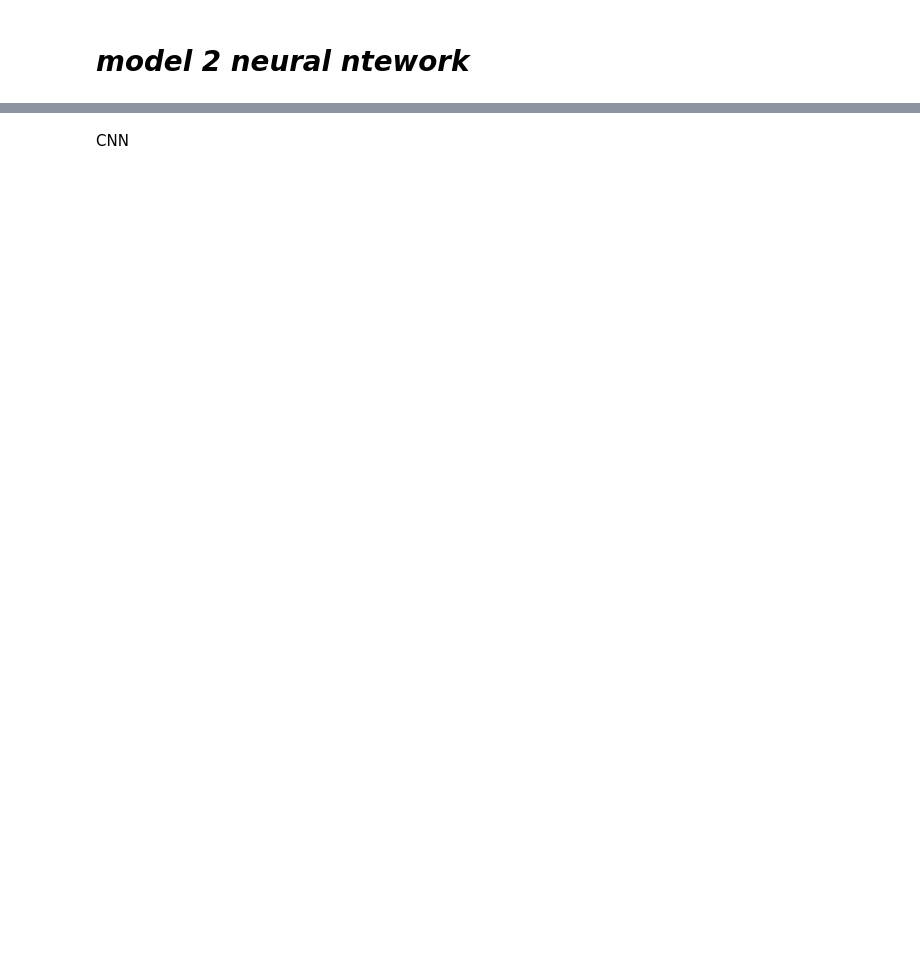
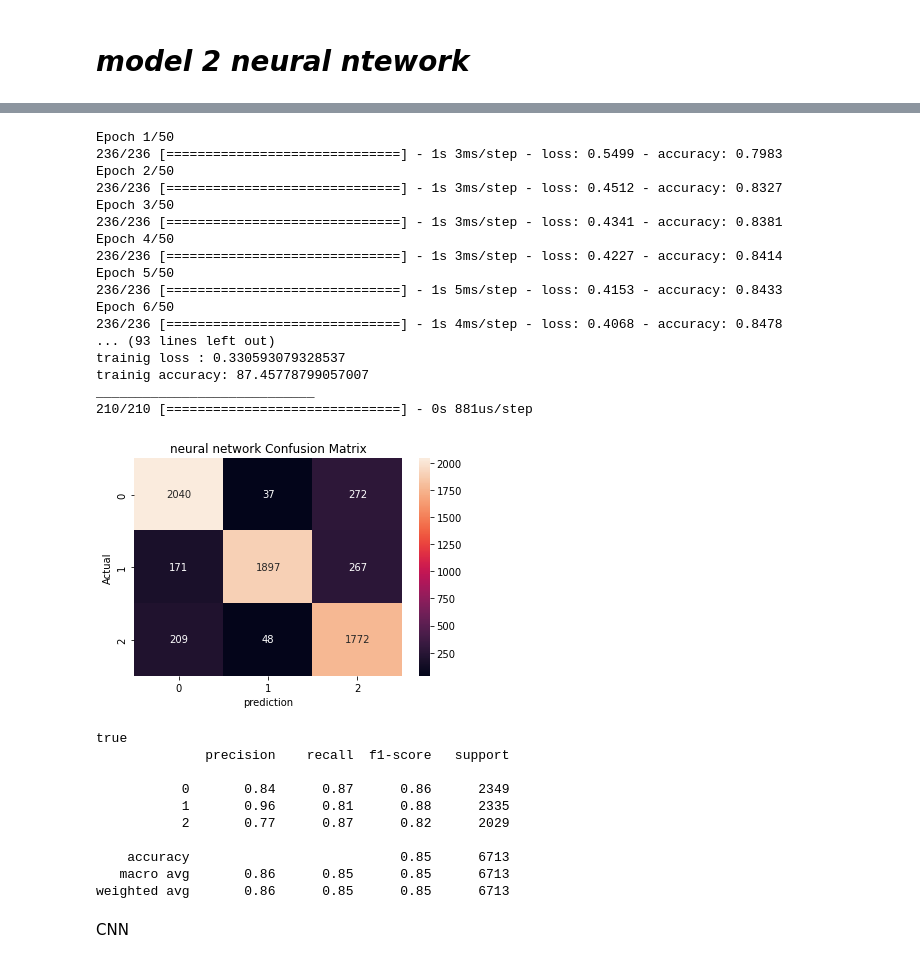
Before and after one commit to zahran1234/machine-learning-, a Jupyter notebook: Sentiment_Analysis_features_extraction_from_word2vec150.ipynb, the cells around one changed output, grey strips where cells are left out. Drawn from its saved outputs; the diff is of its cells as text; code cells hidden in the pictures; blank space fills up the shorter version.

```diff
--- a/Sentiment_Analysis_features_extraction_from_word2vec150.ipynb
+++ b/Sentiment_Analysis_features_extraction_from_word2vec150.ipynb
@@ -396,2 +443,32 @@ NameError: ignored
 # %%
 model.fit(x_train,y_train_enc,batch_size=256 ,epochs=50)
+get_accuracy_NN("neural network",model,x_train,y_train,x_test,y_test,y_train_enc,y_test_enc)
+# %% [output]
+Epoch 1/50
+236/236 [==============================] - 1s 3ms/step - loss: 0.5499 - accuracy: 0.7983
+Epoch 2/50
+236/236 [==============================] - 1s 3ms/step - loss: 0.4512 - accuracy: 0.8327
+Epoch 3/50
+236/236 [==============================] - 1s 3ms/step - loss: 0.4341 - accuracy: 0.8381
+Epoch 4/50
+236/236 [==============================] - 1s 3ms/step - loss: 0.4227 - accuracy: 0.8414
+Epoch 5/50
+236/236 [==============================] - 1s 5ms/step - loss: 0.4153 - accuracy: 0.8433
+Epoch 6/50
+236/236 [==============================] - 1s 4ms/step - loss: 0.4068 - accuracy: 0.8478
+... (93 lines left out)
+trainig loss : 0.330593079328537
+trainig accuracy: 87.45778799057007
+____________________________
+210/210 [==============================] - 0s 881us/step
+[figure, added]
+true
+              precision    recall  f1-score   support
+
+           0       0.84      0.87      0.86      2349
+           1       0.96      0.81      0.88      2335
+           2       0.77      0.87      0.82      2029
+
+    accuracy                           0.85      6713
+   macro avg       0.86      0.85      0.85      6713
+weighted avg       0.86      0.85      0.85      6713
```
Also changed, not shown: parts of 20 cells of this notebook.
